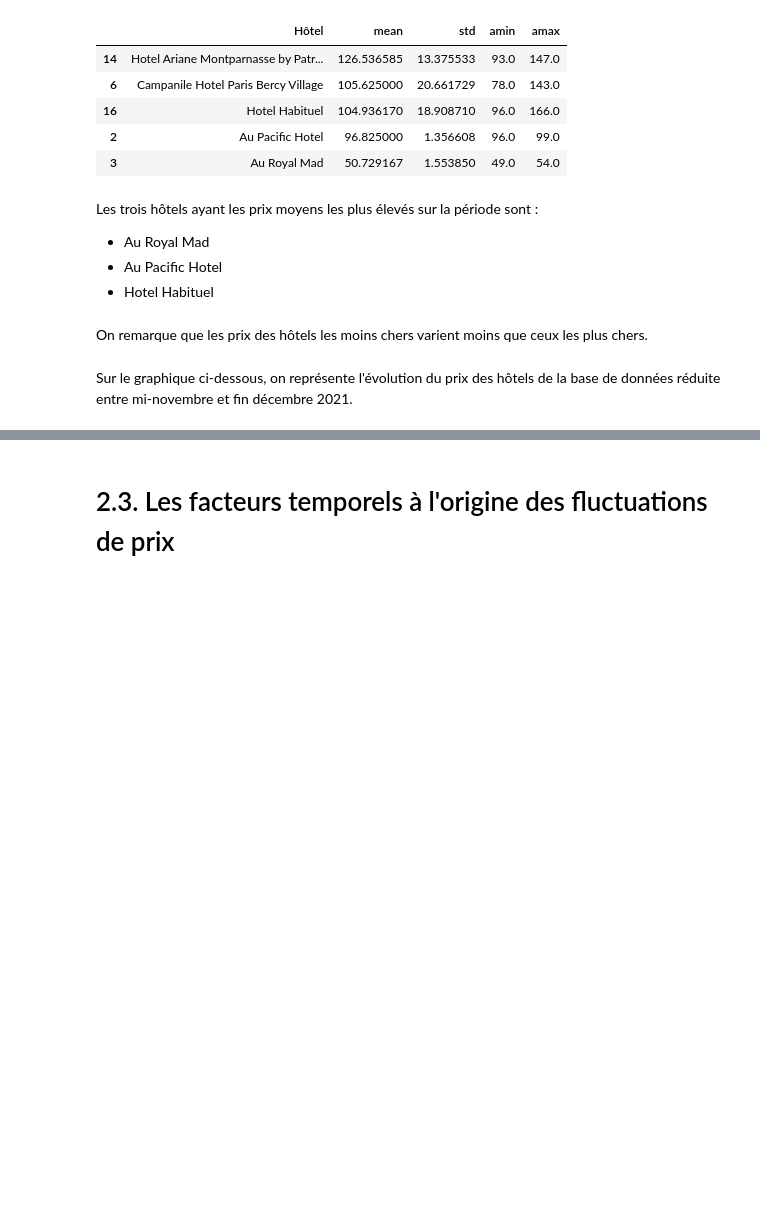
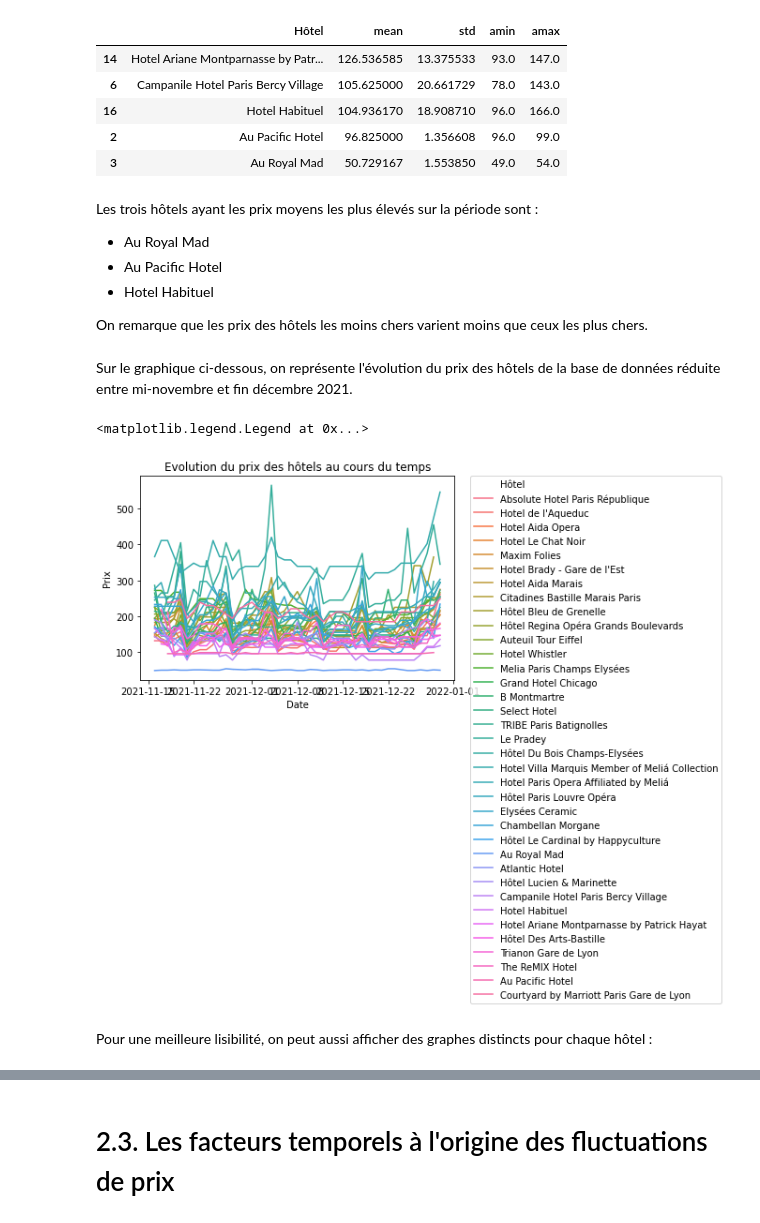
Before and after one commit to fsalaun29/Prediction-prix-hotels-Paris, a Jupyter notebook: Partie 2 - Analyse de l'évolution des prix.ipynb, the cells around one changed output, grey strips where cells are left out. Cells and saved outputs as stored; diff of their text form; code cells hidden in the pictures; blank space fills up the shorter version.

```diff
--- a/Partie 2 - Analyse de l'évolution des prix.ipynb
+++ b/Partie 2 - Analyse de l'évolution des prix.ipynb
@@ -151,10 +153,19 @@ Les trois hôtels ayant les prix moyens les plus élevés sur la période sont :
 - Au Royal Mad
 - Au Pacific Hotel
 - Hotel Habituel
+
+On remarque que les prix des hôtels les moins chers varient moins que ceux les plus chers.
-# %% [markdown]
-On remarque que les prix des hôtels les moins chers varient moins que ceux les plus chers.
 # %% [markdown]
 Sur le graphique ci-dessous, on représente l'évolution du prix des hôtels de la base de données réduite entre mi-novembre et fin décembre 2021.
+# %%
+plt.title('Evolution du prix des hôtels au cours du temps')
+sns.lineplot(x="Date", y="Prix", hue="Hôtel", data=df_reduit)
+plt.legend(bbox_to_anchor=(1.05, 1), loc=2, borderaxespad=0.)
+# %% [output]
+<matplotlib.legend.Legend at 0x...>
+[figure, added]
+# %% [markdown]
+Pour une meilleure lisibilité, on peut aussi afficher des graphes distincts pour chaque hôtel :
 # %%
 sns.relplot(x="Date", y="Prix", hue="Hôtel",col="Hôtel", col_wrap=4, height=3, kind="line", data=df_reduit)
 # %% [output]
```
Also changed, not shown: parts of 17 cells of this notebook, 1 other file.
